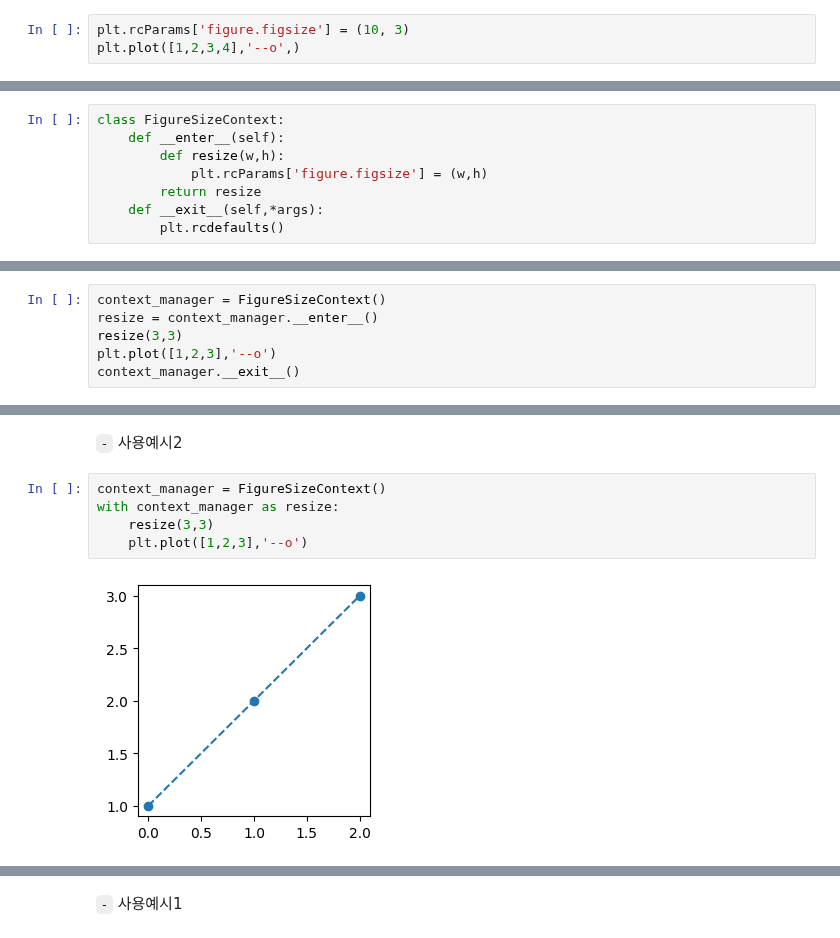
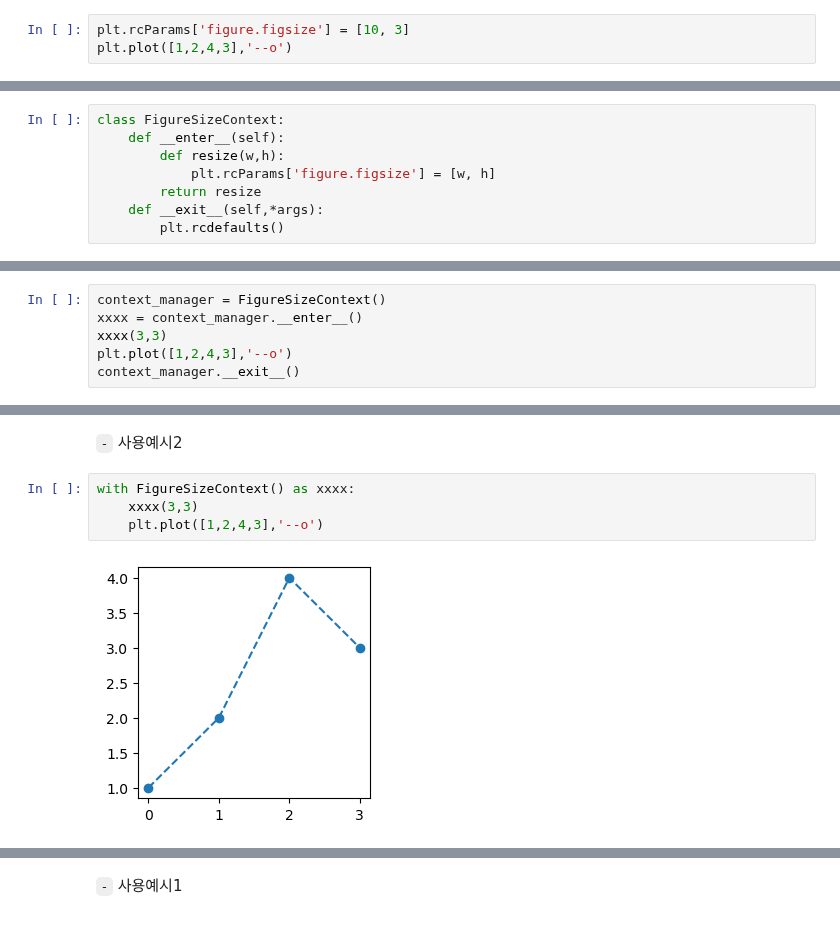
Before and after one commit to guebin/MP2024, a Jupyter notebook: docs/posts/09wk-1.out.ipynb, the cells around one changed output, grey strips where cells are left out. Saved outputs shown, nothing was run; the diff lists cells and outputs as text.

```diff
--- a/docs/posts/09wk-1.out.ipynb
+++ b/docs/posts/09wk-1.out.ipynb
@@ -192,6 +176,6 @@ plt.plot([1,2,3,4],'--o')
 # %% [markdown]
 `-` 크기를 (10,3)으로 조정
 # %%
-plt.rcParams['figure.figsize'] = (10, 3)
-plt.plot([1,2,3,4],'--o',)
+plt.rcParams['figure.figsize'] = [10, 3]
+plt.plot([1,2,4,3],'--o')
 # %% [output]
@@ -218,7 +202,7 @@ plt.plot([4,3,2,1],'--o') # 다른그림도 이렇게 보임
 class FigureSizeContext:
     def __enter__(self):
         def resize(w,h):
-            plt.rcParams['figure.figsize'] = (w,h)
+            plt.rcParams['figure.figsize'] = [w, h]
         return resize
     def __exit__(self,*args):
         plt.rcdefaults()
@@ -226,8 +210,8 @@ class FigureSizeContext:
 `-` 사용예시1
 # %%
 context_manager = FigureSizeContext()
-resize = context_manager.__enter__()
-resize(3,3)
-plt.plot([1,2,3],'--o')
+xxxx = context_manager.__enter__()
+xxxx(3,3)
+plt.plot([1,2,4,3],'--o')
 context_manager.__exit__()
 # %% [output]
@@ -239,10 +223,9 @@ plt.plot([1,2,2],'--o')
 # %% [markdown]
 `-` 사용예시2
 # %%
-context_manager = FigureSizeContext()
-with context_manager as resize:
-    resize(3,3)
-    plt.plot([1,2,3],'--o')
+with FigureSizeContext() as xxxx:
+    xxxx(3,3)
+    plt.plot([1,2,4,3],'--o')
 # %% [output]
-[figure, old version]
+[figure, new version]
 # %%
```
Also changed, not shown: parts of 67 cells of this notebook, 45 other files.
